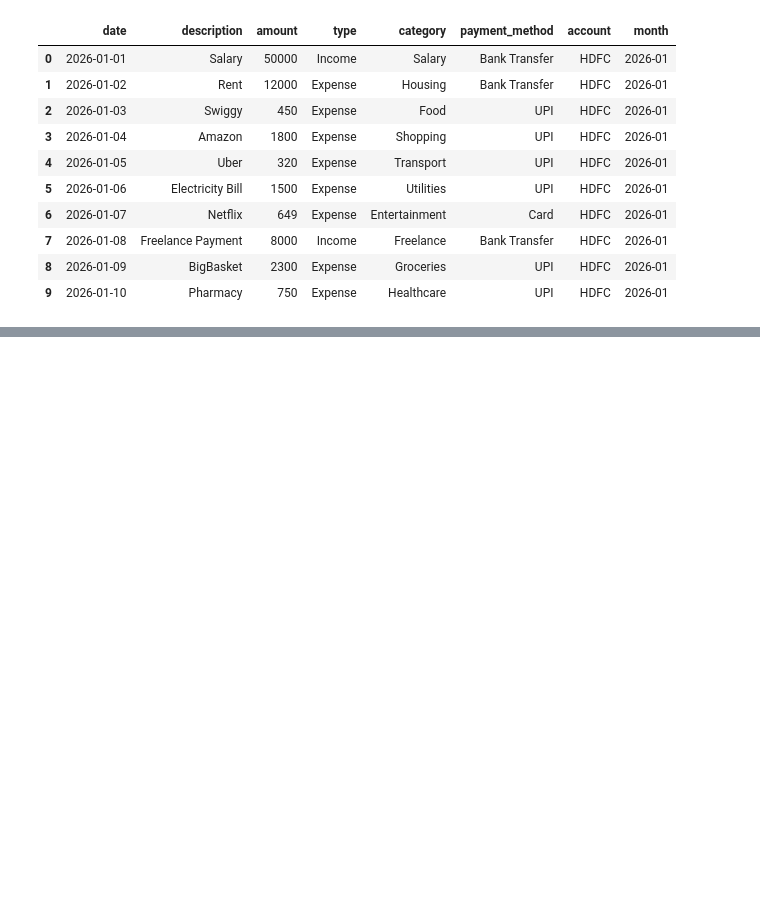
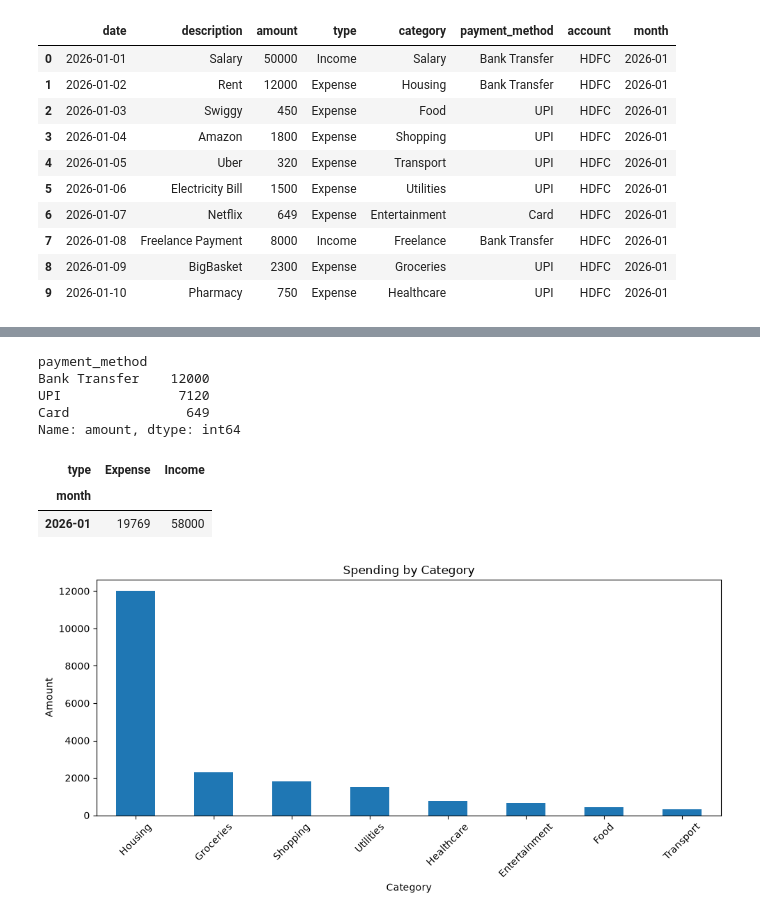
Before and after one commit to bh-arti113/personal-finance-analyzer, a Jupyter notebook: notebook/01_data_exploratory.ipynb, the cells around one changed output, grey strips where cells are left out. Saved outputs shown, nothing was run; the diff lists cells and outputs as text; code cells hidden in the pictures; blank space fills up the shorter version.

```diff
--- a/notebook/01_data_exploratory.ipynb
+++ b/notebook/01_data_exploratory.ipynb
@@ -237,0 +245,10 @@ df
+# %%
+expense_df = df[df["type"] == "Expense"]
+
+category_summary = (
+    expense_df.groupby("category")["amount"]
+    .agg(["sum", "mean", "count"])
+    .sort_values("sum", ascending=False)
+)
+
+category_summary
@@ -237,0 +266,20 @@ df
+# %%
+expense_df.groupby("payment_method")["amount"].sum().sort_values(ascending=False)
+# %% [output]
+payment_method
+Bank Transfer    12000
+UPI               7120
+Card               649
+Name: amount, dtype: int64
+# %%
+monthly_summary = (
+    df.groupby(["month", "type"])["amount"]
+    .sum()
+    .unstack(fill_value=0)
+)
+
+monthly_summary
+# %% [output]
+| type | Expense | Income |
+| month |  |  |
+| 2026-01 | 19769 | 58000 |
@@ -237,0 +288,11 @@ df
+# %%
+category_summary["sum"].plot(kind="bar", figsize=(10, 5))
+
+plt.title("Spending by Category")
+plt.xlabel("Category")
+plt.ylabel("Amount")
+plt.xticks(rotation=45)
+plt.tight_layout()
+plt.show()
+# %% [output]
+[figure, added]
```
Also changed, not shown: parts of 16 cells of this notebook.
